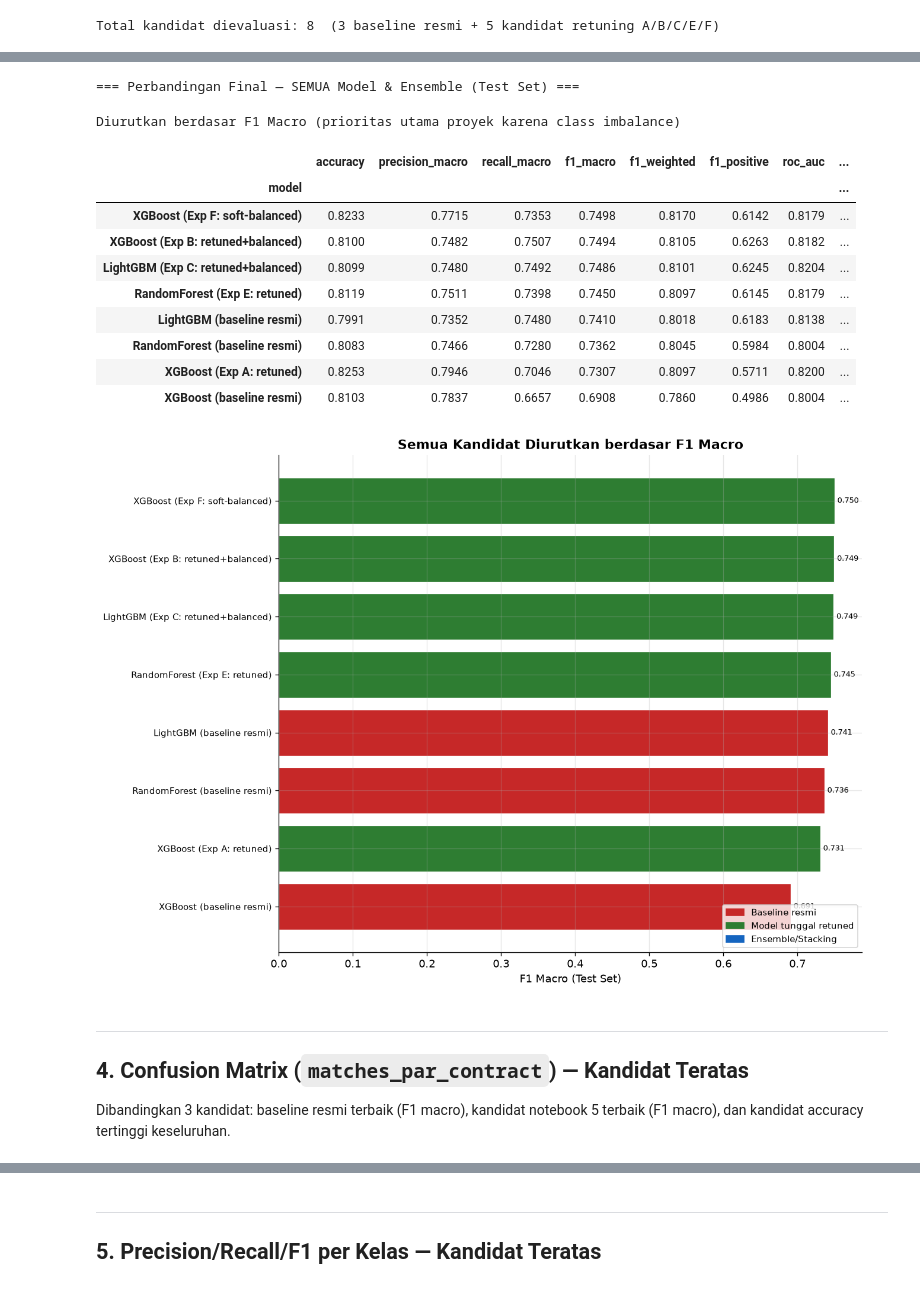
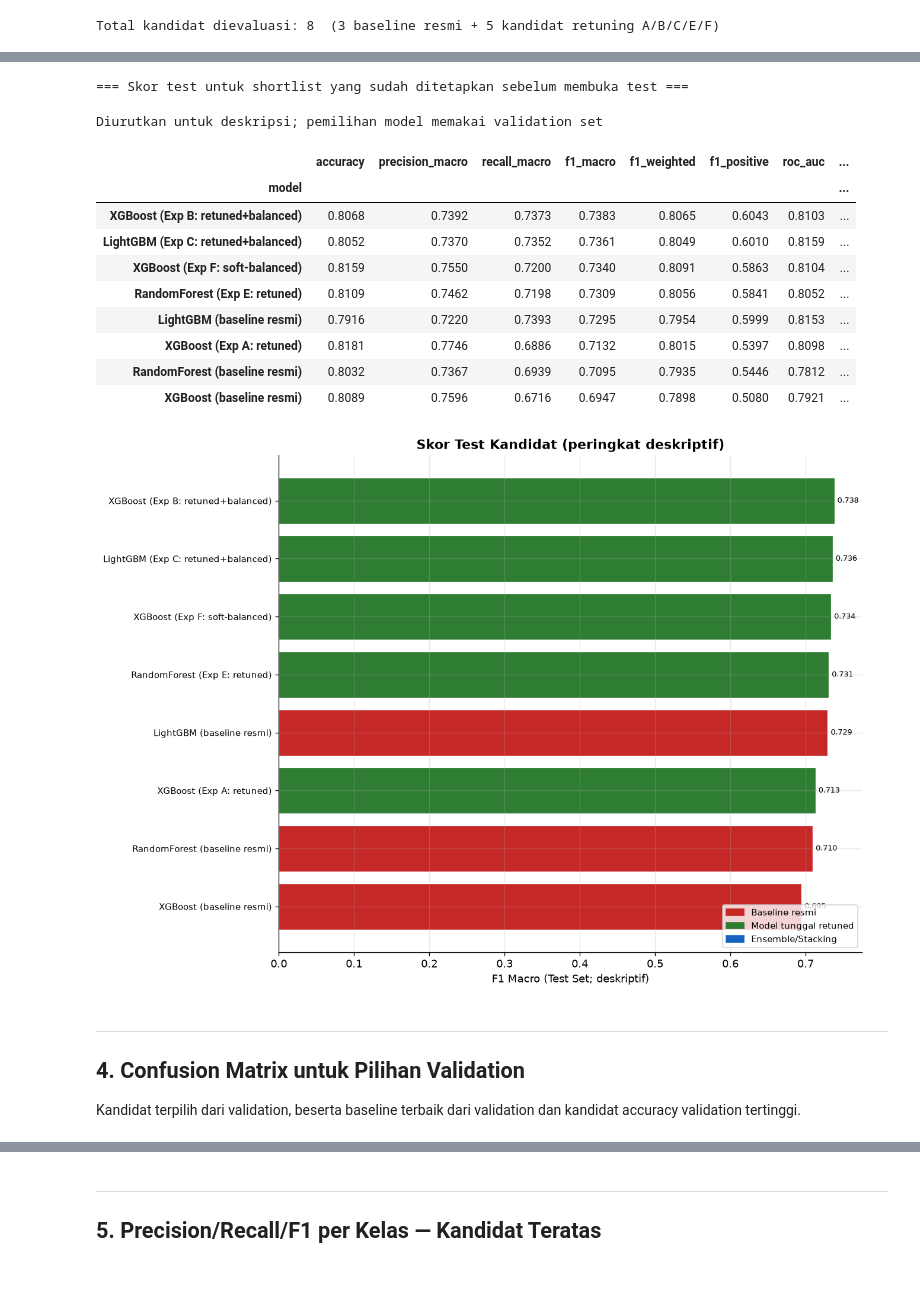
Before and after one commit to Cattelll/Bridge-Prediction, a Jupyter notebook: notebooks/06_final_evaluation.ipynb, the cells around one changed output, grey strips where cells are left out. Drawn from its saved outputs; the diff is of its cells as text; code cells hidden in the pictures.

```diff
--- a/notebooks/06_final_evaluation.ipynb
+++ b/notebooks/06_final_evaluation.ipynb
@@ -208,52 +208,52 @@ XGBoost (Exp B: retuned+balanced):
 final_comparison = compare_models(all_results).sort_values('f1_macro', ascending=False)
 final_comparison.to_csv(OUT / 'nb06_final_comparison.csv')
 
-print('=== Perbandingan Final — SEMUA Model & Ensemble (Test Set) ===')
+print('=== Skor test untuk shortlist yang sudah ditetapkan sebelum membuka test ===')
 display(final_comparison.style
     .format('{:.4f}')
     .highlight_max(color='#C8E6C9', axis=0)
     .highlight_min(color='#FFCDD2', axis=0)
-    .set_caption('Diurutkan berdasar F1 Macro (prioritas utama proyek karena class imbalance)'))
+    .set_caption('Diurutkan untuk deskripsi; pemilihan model memakai validation set'))
 # %% [output]
-=== Perbandingan Final — SEMUA Model & Ensemble (Test Set) ===
+=== Skor test untuk shortlist yang sudah ditetapkan sebelum membuka test ===
-Diurutkan berdasar F1 Macro (prioritas utama proyek karena class imbalance)
+Diurutkan untuk deskripsi; pemilihan model memakai validation set
 |  | accuracy | precision_macro | recall_macro | f1_macro | f1_weighted | f1_positive | roc_auc | ... |
 | model |  |  |  |  |  |  |  | ... |
-| XGBoost (Exp F: soft-balanced) | 0.8233 | 0.7715 | 0.7353 | 0.7498 | 0.8170 | 0.6142 | 0.8179 | ... |
-| XGBoost (Exp B: retuned+balanced) | 0.8100 | 0.7482 | 0.7507 | 0.7494 | 0.8105 | 0.6263 | 0.8182 | ... |
-| LightGBM (Exp C: retuned+balanced) | 0.8099 | 0.7480 | 0.7492 | 0.7486 | 0.8101 | 0.6245 | 0.8204 | ... |
-| RandomForest (Exp E: retuned) | 0.8119 | 0.7511 | 0.7398 | 0.7450 | 0.8097 | 0.6145 | 0.8179 | ... |
-| LightGBM (baseline resmi) | 0.7991 | 0.7352 | 0.7480 | 0.7410 | 0.8018 | 0.6183 | 0.8138 | ... |
-| RandomForest (baseline resmi) | 0.8083 | 0.7466 | 0.7280 | 0.7362 | 0.8045 | 0.5984 | 0.8004 | ... |
-| XGBoost (Exp A: retuned) | 0.8253 | 0.7946 | 0.7046 | 0.7307 | 0.8097 | 0.5711 | 0.8200 | ... |
-| XGBoost (baseline resmi) | 0.8103 | 0.7837 | 0.6657 | 0.6908 | 0.7860 | 0.4986 | 0.8004 | ... |
+| XGBoost (Exp B: retuned+balanced) | 0.8068 | 0.7392 | 0.7373 | 0.7383 | 0.8065 | 0.6043 | 0.8103 | ... |
+| LightGBM (Exp C: retuned+balanced) | 0.8052 | 0.7370 | 0.7352 | 0.7361 | 0.8049 | 0.6010 | 0.8159 | ... |
+| XGBoost (Exp F: soft-balanced) | 0.8159 | 0.7550 | 0.7200 | 0.7340 | 0.8091 | 0.5863 | 0.8104 | ... |
+| RandomForest (Exp E: retuned) | 0.8109 | 0.7462 | 0.7198 | 0.7309 | 0.8056 | 0.5841 | 0.8052 | ... |
+| LightGBM (baseline resmi) | 0.7916 | 0.7220 | 0.7393 | 0.7295 | 0.7954 | 0.5999 | 0.8153 | ... |
+| XGBoost (Exp A: retuned) | 0.8181 | 0.7746 | 0.6886 | 0.7132 | 0.8015 | 0.5397 | 0.8098 | ... |
+| RandomForest (baseline resmi) | 0.8032 | 0.7367 | 0.6939 | 0.7095 | 0.7935 | 0.5446 | 0.7812 | ... |
+| XGBoost (baseline resmi) | 0.8089 | 0.7596 | 0.6716 | 0.6947 | 0.7898 | 0.5080 | 0.7921 | ... |
 # %%
 fig, ax = plt.subplots(figsize=(11, 8))
 plot_df = final_comparison.reset_index().rename(columns={'index': 'model'}) if 'model' not in final_comparison.columns else final_comparison
 y_pos = np.arange(len(plot_df))
 colors_bar = ['#C62828' if 'resmi' in m else '#1565C0' if 'Ensemble' in m or 'Stacking' in m else '#2E7D32'
               for m in plot_df['model']]
 bars = ax.barh(y_pos, plot_df['f1_macro'], color=colors_bar, edgecolor='white', linewidth=0.8)
 ax.bar_label(bars, fmt='%.3f', fontsize=8, padding=3)
 ax.set_yticks(y_pos)
 ax.set_yticklabels(plot_df['model'], fontsize=9)
 ax.invert_yaxis()
-ax.set_xlabel('F1 Macro (Test Set)')
-ax.set_title('Semua Kandidat Diurutkan berdasar F1 Macro', fontweight='bold', fontsize=13)
+ax.set_xlabel('F1 Macro (Test Set; deskriptif)')
+ax.set_title('Skor Test Kandidat (peringkat deskriptif)', fontweight='bold', fontsize=13)
 legend_el = [
     mpatches.Patch(color='#C62828', label='Baseline resmi'),
     mpatches.Patch(color='#2E7D32', label='Model tunggal retuned'),
     mpatches.Patch(color='#1565C0', label='Ensemble/Stacking'),
 ]
 ax.legend(handles=legend_el, fontsize=9, loc='lower right')
 plt.tight_layout()
 plt.savefig(OUT / 'nb06_all_candidates_f1macro.png', bbox_inches='tight')
 plt.show()
 # %% [output]
-[figure, old version]
+[figure, new version]
 # %% [markdown]
 ---
-## 4. Confusion Matrix (`matches_par_contract`) — Kandidat Teratas
+## 4. Confusion Matrix untuk Pilihan Validation
 
-Dibandingkan 3 kandidat: baseline resmi terbaik (F1 macro), kandidat notebook 5 terbaik (F1 macro), dan kandidat accuracy tertinggi keseluruhan.
+Kandidat terpilih dari validation, beserta baseline terbaik dari validation dan kandidat accuracy validation tertinggi.
 # %%
```
Also changed, not shown: parts of 11 cells of this notebook, 34 other files.
